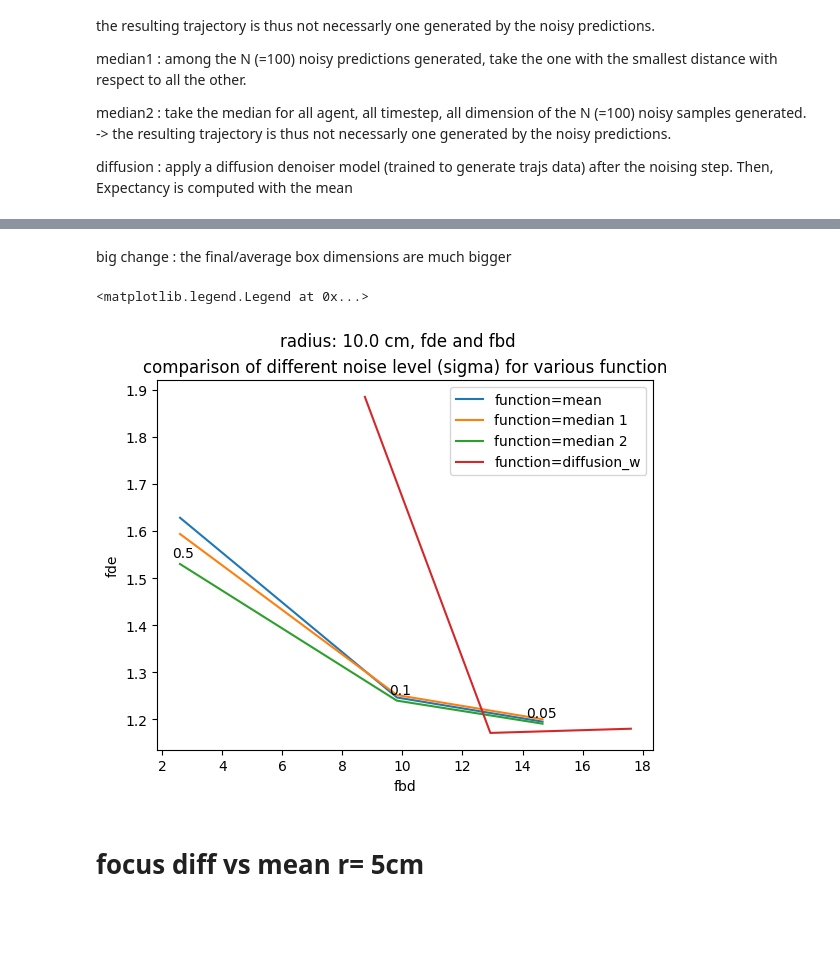
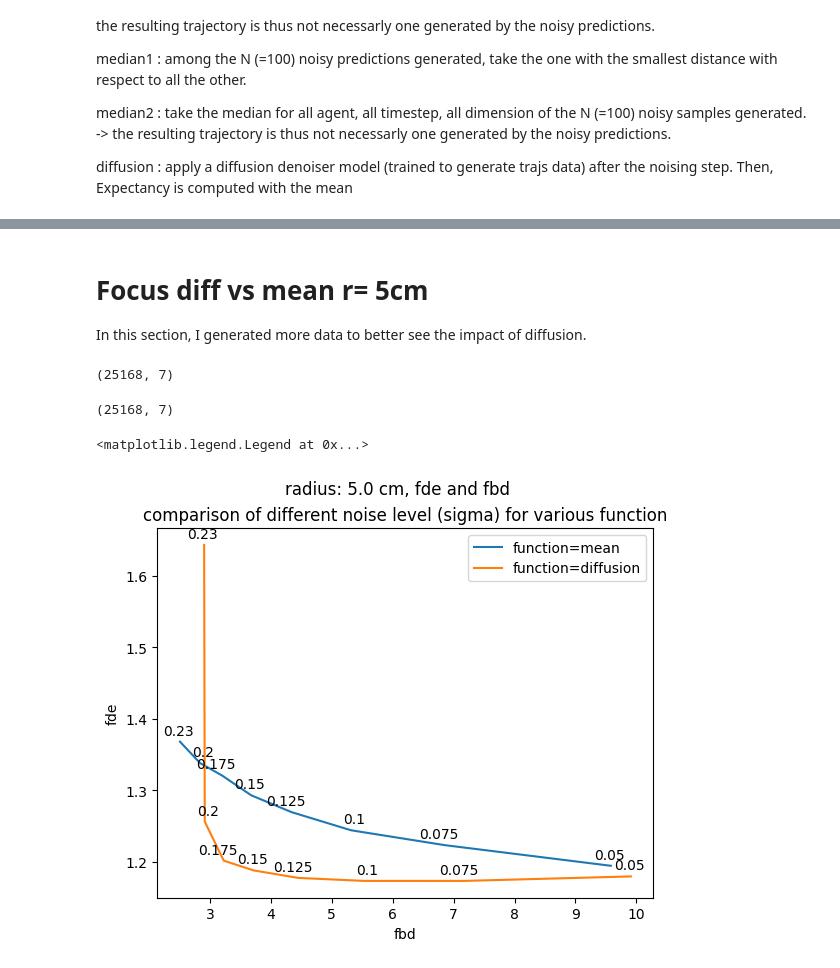
Before and after one commit to TicaGit/s_aware_prediction_VITA, a Jupyter notebook: analyse/05_08_bounds/analyse_08_may.ipynb, the cells around one changed output, grey strips where cells are left out. Cells and saved outputs as stored; diff of their text form; code cells hidden in the pictures; blank space fills up the shorter version.

```diff
--- a/analyse/05_08_bounds/analyse_08_may.ipynb
+++ b/analyse/05_08_bounds/analyse_08_may.ipynb
@@ -460,26 +682,67 @@ plt.legend()
-# %% [markdown]
-big change : the final/average box dimensions are much bigger
+# %% [markdown]
+# Focus diff vs mean r= 5cm
+
+In this section, I generated more data to better see the impact of diffusion.
+# %%
+#diff
+df_r_005_s_005 = pd.read_csv("data/diff/temp_sig0.05_r0.05.txt", sep="\t")
+df_r_005_s_0075 = pd.read_csv("data/diff/temp_sig0.075_r0.05.txt", sep="\t")
+df_r_005_s_01 = pd.read_csv("data/diff/temp_sig0.1_r0.05.txt", sep="\t")
+df_r_005_s_0125 = pd.read_csv("data/diff/temp_sig0.125_r0.05.txt", sep="\t")
+df_r_005_s_015 = pd.read_csv("data/diff/temp_sig0.15_r0.05.txt", sep="\t")
+df_r_005_s_0175 = pd.read_csv("data/diff/temp_sig0.175_r0.05.txt", sep="\t")
+df_r_005_s_02 = pd.read_csv("data/diff/temp_sig0.2_r0.05.txt", sep="\t")
+df_r_005_s_023 = pd.read_csv("data/diff/temp_sig0.23_r0.05.txt", sep="\t")
+
+df_all_diff_more = pd.concat((df_r_005_s_005, df_r_005_s_0075, df_r_005_s_01,
+                              df_r_005_s_0125,df_r_005_s_015,df_r_005_s_0175,
+                              df_r_005_s_02, df_r_005_s_023), ignore_index=True)
+
+df_diff_mean_more = df_all_diff_more.groupby(["r", "sigma"], as_index=False).mean()
+# %%
+df_all_diff_more.shape
+# %% [output]
+(25168, 7)
+# %%
+#mean
+df_r_005_s_005 = pd.read_csv("data/mean/temp_sig0.05_r0.05.txt", sep="\t")
+df_r_005_s_0075 = pd.read_csv("data/mean/temp_sig0.075_r0.05.txt", sep="\t")
+df_r_005_s_01 = pd.read_csv("data/mean/temp_sig0.1_r0.05.txt", sep="\t")
+df_r_005_s_0125 = pd.read_csv("data/mean/temp_sig0.125_r0.05.txt", sep="\t")
+df_r_005_s_015 = pd.read_csv("data/mean/temp_sig0.15_r0.05.txt", sep="\t")
+df_r_005_s_0175 = pd.read_csv("data/mean/temp_sig0.175_r0.05.txt", sep="\t")
+df_r_005_s_02 = pd.read_csv("data/mean/temp_sig0.2_r0.05.txt", sep="\t")
+df_r_005_s_023 = pd.read_csv("data/mean/temp_sig0.23_r0.05.txt", sep="\t")
+
+
+df_all_mean_more = pd.concat((df_r_005_s_005, df_r_005_s_0075, df_r_005_s_01,
+                              df_r_005_s_0125,df_r_005_s_015,df_r_005_s_0175,
+                              df_r_005_s_02, df_r_005_s_023), ignore_index=True)
+
+df_mean_mean_more = df_all_mean_more.groupby(["r", "sigma"], as_index=False).mean()
+# %%
+df_all_mean_more.shape
+# %% [output]
+(25168, 7)
 # %%
 fig, ax = plt.subplots()
-r = 0.1 # 10 cm
-func_name = ["mean", "median 1", "median 2", "diffusion_w"]
-[ax.plot(df[df["r"] == r]["fbd"], df[df["r"] == r]["fde"], label = f"function={func_name[i]}") for i, df in enumerate([df_mean_mean, df_med1_mean, df_med2_mean, df_diff_mean_w])]
+r = 0.05 # 1 cm
+func_name = ["mean","diffusion"]
+[ax.plot(df[df["r"] == r]["fbd"], df[df["r"] == r]["fde"], label = f"function={func_name[i]}") for i, df in enumerate([df_mean_mean_more, df_diff_mean_more])]
 ax.set(title="comparison of different noise level (sigma) for various function", xlabel="fbd", ylabel="fde")
 plt.suptitle(f"radius: {r*100} cm, fde and fbd")
-for df in (df_med2_mean, df_diff_mean):
+for df in (df_mean_mean_more, df_diff_mean_more):
         for i, (x,y) in enumerate(zip(df[df["r"] == r]["fbd"],df[df["r"] == r]["fde"])):
 
                 label = str(df.iloc[i]["sigma"])
 
                 plt.annotate(label, # this is the text
                         (x,y), # these are the coordinates to position the label
                         textcoords="offset points", # how to position the text
                         xytext=(10,5), # distance from text to points (x,y)
                         ha='right')
 
 plt.legend()
 # %% [output]
 <matplotlib.legend.Legend at 0x...>
-[figure, old version]
+[figure, new version]
-# %% [markdown]
-# focus diff vs mean r= 5cm
```
Also changed, not shown: parts of 34 cells of this notebook, 23 other files.
